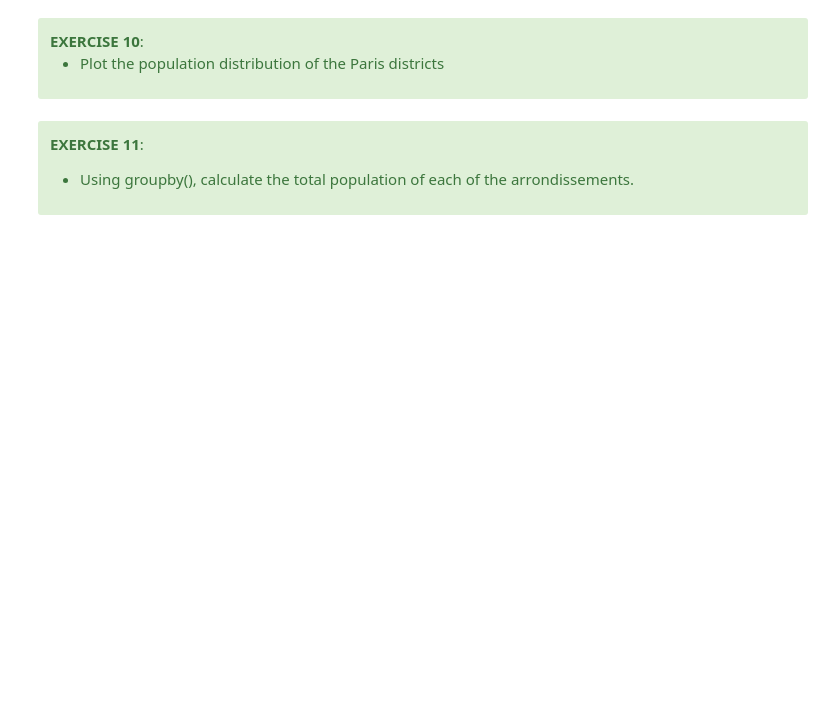
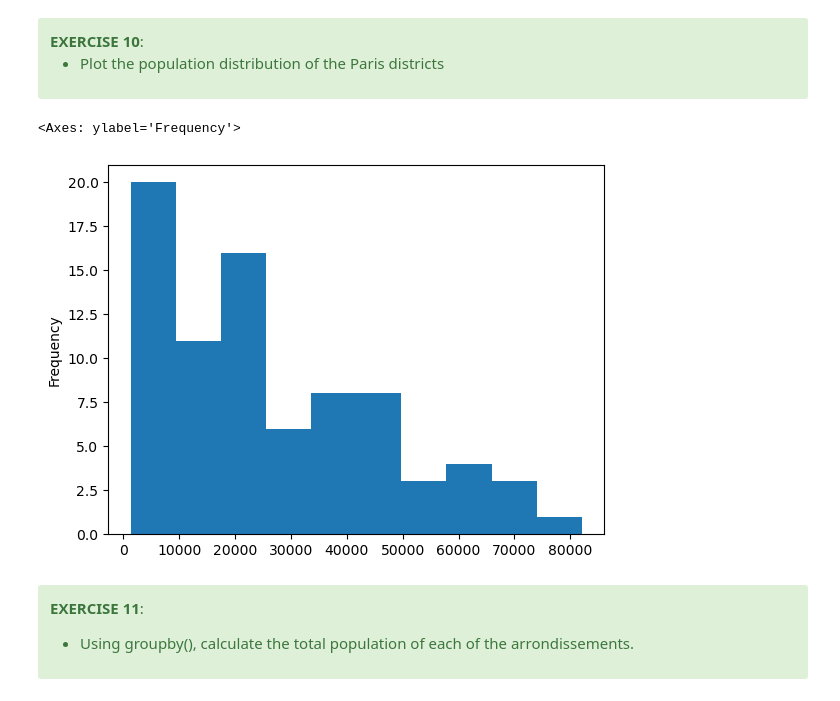
Before and after one commit to FaraCoppens/DS-python-geospatial, a Jupyter notebook: notebooks/01-introduction-tabular-data.ipynb, the cells around one changed output. Cells and saved outputs as stored; diff of their text form; code cells hidden in the pictures; blank space fills up the shorter version.

```diff
--- a/notebooks/01-introduction-tabular-data.ipynb
+++ b/notebooks/01-introduction-tabular-data.ipynb
@@ -516,5 +898,10 @@ stations.head()
 * Plot the population distribution of the Paris districts
 
 </div>
+# %%
+districts['population'].plot.hist()  # or .plot(kind="hist")
+# %% [output]
+<Axes: ylabel='Frequency'>
+[figure, added]
 # %%
 # %load _solutions/01-introduction-tabular-data20.py
```
Also changed, not shown: parts of 86 cells of this notebook.
